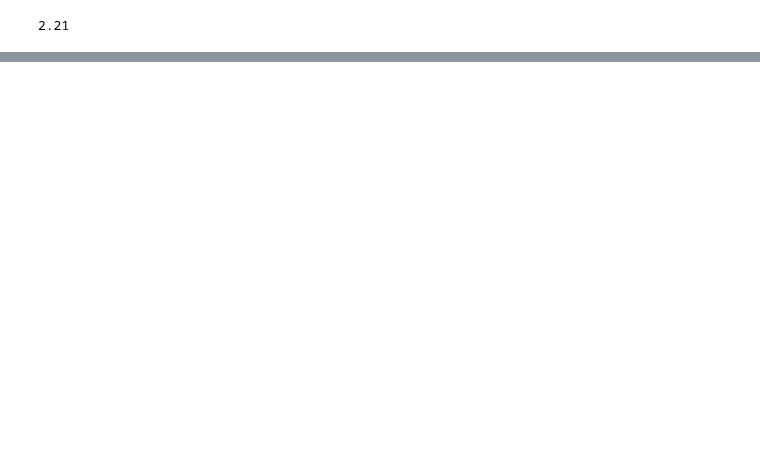
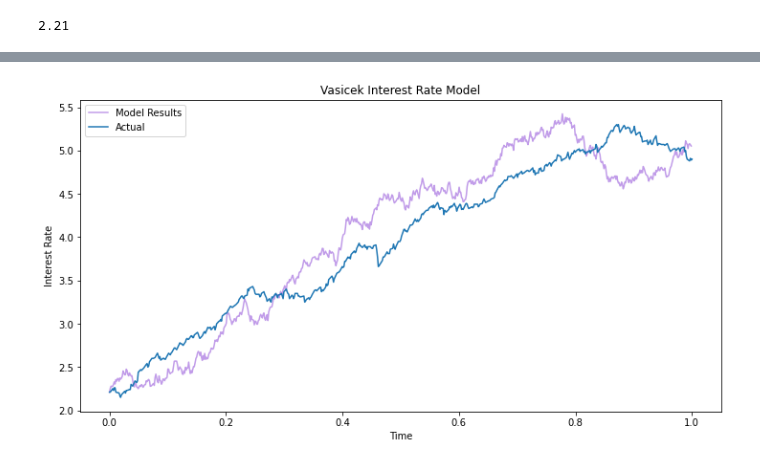
Before and after one commit to appuler/Phys295, a Jupyter notebook: Least Squares Approximation.ipynb, the cells around one changed output, grey strips where cells are left out. Cells and saved outputs as stored; diff of their text form; code cells hidden in the pictures; blank space fills up the shorter version.

```diff
--- a/Least Squares Approximation.ipynb
+++ b/Least Squares Approximation.ipynb
@@ -175,0 +204,13 @@ plt.show()
+# %%
+## Correctional Factors: increase sigma by another factor of 3, decrease b by a 25%
+R1, _, T = V_Model(sigma=s*30, a=a, b=b*0.75, R_initial=R[0], dt=dt, total_time=1)
+plt.figure(figsize=(12, 6))
+plt.plot(T, R1, label="Model Results", color='#c19ce9')
+plt.plot(normalized, y, label="Actual")
+plt.xlabel("Time")
+plt.ylabel("Interest Rate")
+plt.title(label="Vasicek Interest Rate Model")
+plt.legend()
+plt.show()
+# %% [output]
+[figure, added]
```
Also changed, not shown: parts of 17 cells of this notebook.
